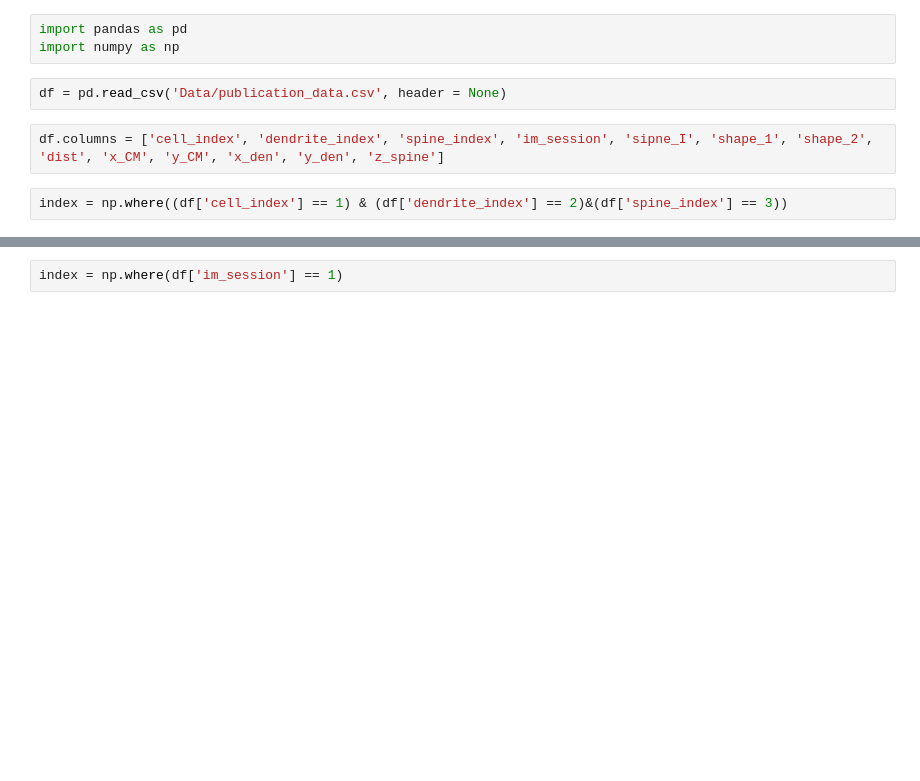
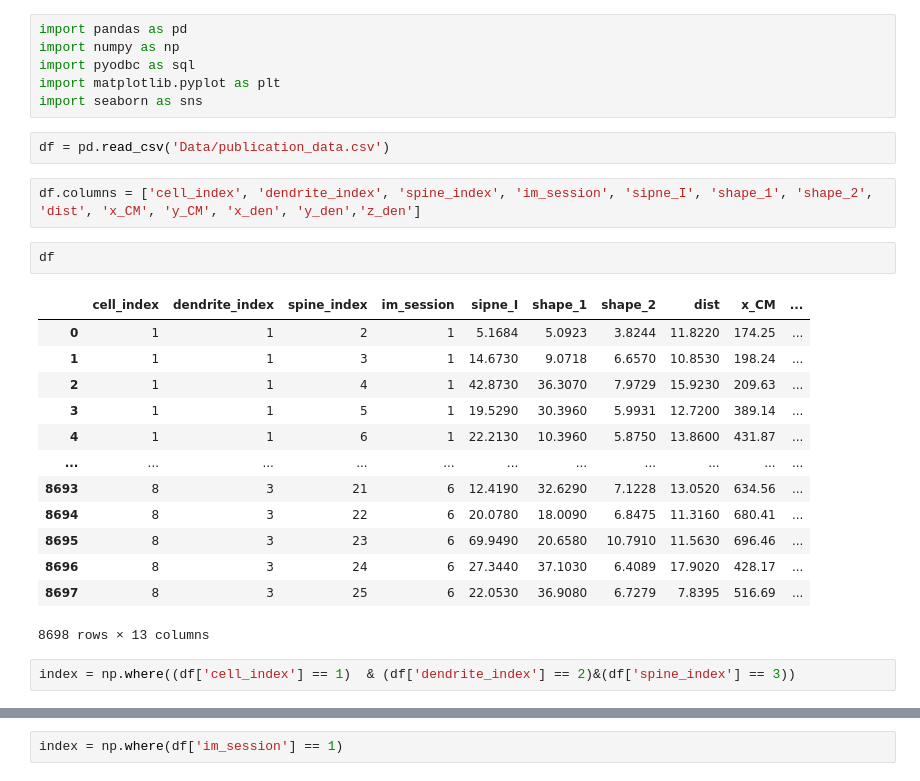
Before and after one commit to albertalbesa/inhibitory-connectivity, a Jupyter notebook: data_exploration.ipynb, the cells around one changed output, grey strips where cells are left out. Cells and saved outputs as stored; diff of their text form; blank space fills up the shorter version.

```diff
--- a/data_exploration.ipynb
+++ b/data_exploration.ipynb
@@ -1,9 +1,28 @@
 # %%
 import pandas as pd
 import numpy as np
+import pyodbc as sql
+import matplotlib.pyplot as plt
+import seaborn as sns
 # %%
-df = pd.read_csv('Data/publication_data.csv', header = None)
+df = pd.read_csv('Data/publication_data.csv')
 # %%
-df.columns = ['cell_index', 'dendrite_index', 'spine_index', 'im_session', 'sipne_I', 'shape_1', 'shape_2', 'dist', 'x_CM', 'y_CM', 'x_den', 'y_den', 'z_spine']
+df.columns = ['cell_index', 'dendrite_index', 'spine_index', 'im_session', 'sipne_I', 'shape_1', 'shape_2', 'dist', 'x_CM', 'y_CM', 'x_den', 'y_den','z_den']
+# %%
+df
+# %% [output]
+|  | cell_index | dendrite_index | spine_index | im_session | sipne_I | shape_1 | shape_2 | dist | x_CM | ... |
+| 0 | 1 | 1 | 2 | 1 | 5.1684 | 5.0923 | 3.8244 | 11.8220 | 174.25 | ... |
+| 1 | 1 | 1 | 3 | 1 | 14.6730 | 9.0718 | 6.6570 | 10.8530 | 198.24 | ... |
+| 2 | 1 | 1 | 4 | 1 | 42.8730 | 36.3070 | 7.9729 | 15.9230 | 209.63 | ... |
+| 3 | 1 | 1 | 5 | 1 | 19.5290 | 30.3960 | 5.9931 | 12.7200 | 389.14 | ... |
+| 4 | 1 | 1 | 6 | 1 | 22.2130 | 10.3960 | 5.8750 | 13.8600 | 431.87 | ... |
+| ... | ... | ... | ... | ... | ... | ... | ... | ... | ... | ... |
+| 8693 | 8 | 3 | 21 | 6 | 12.4190 | 32.6290 | 7.1228 | 13.0520 | 634.56 | ... |
+| 8694 | 8 | 3 | 22 | 6 | 20.0780 | 18.0090 | 6.8475 | 11.3160 | 680.41 | ... |
+| 8695 | 8 | 3 | 23 | 6 | 69.9490 | 20.6580 | 10.7910 | 11.5630 | 696.46 | ... |
+| 8696 | 8 | 3 | 24 | 6 | 27.3440 | 37.1030 | 6.4089 | 17.9020 | 428.17 | ... |
+| 8697 | 8 | 3 | 25 | 6 | 22.0530 | 36.9080 | 6.7279 | 7.8395 | 516.69 | ... |
+8698 rows × 13 columns
 # %%
-index = np.where((df['cell_index'] == 1) & (df['dendrite_index'] == 2)&(df['spine_index'] == 3))
+index = np.where((df['cell_index'] == 1)  & (df['dendrite_index'] == 2)&(df['spine_index'] == 3))
```
Also changed, not shown: parts of 18 cells of this notebook.
